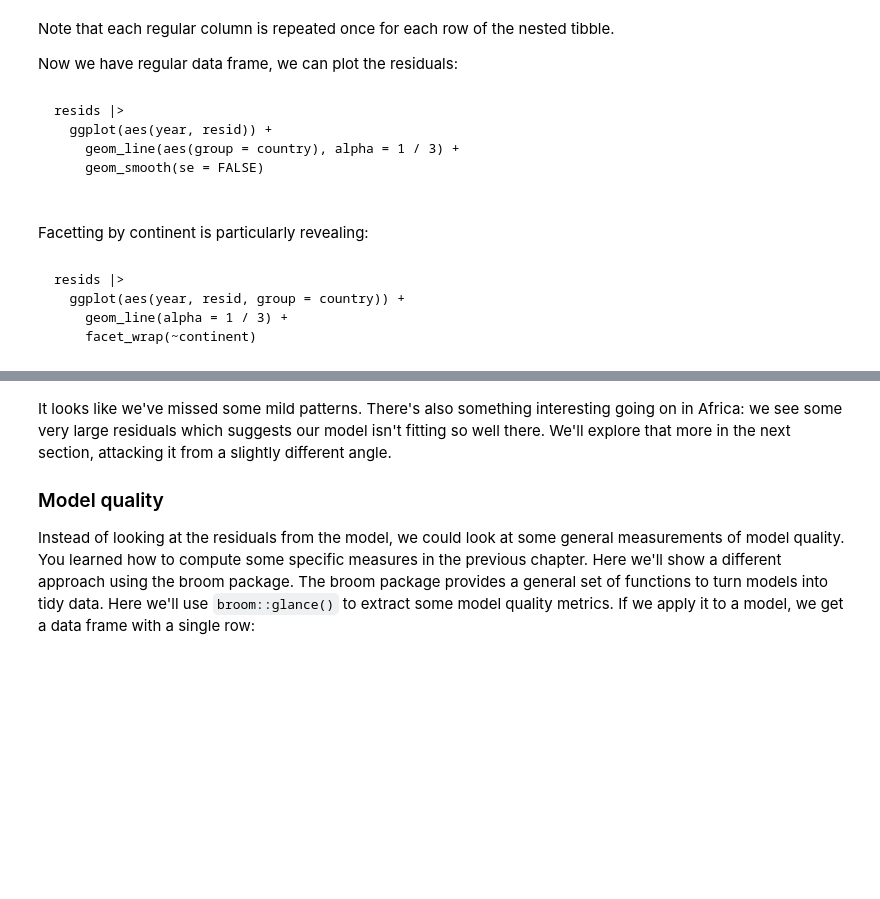
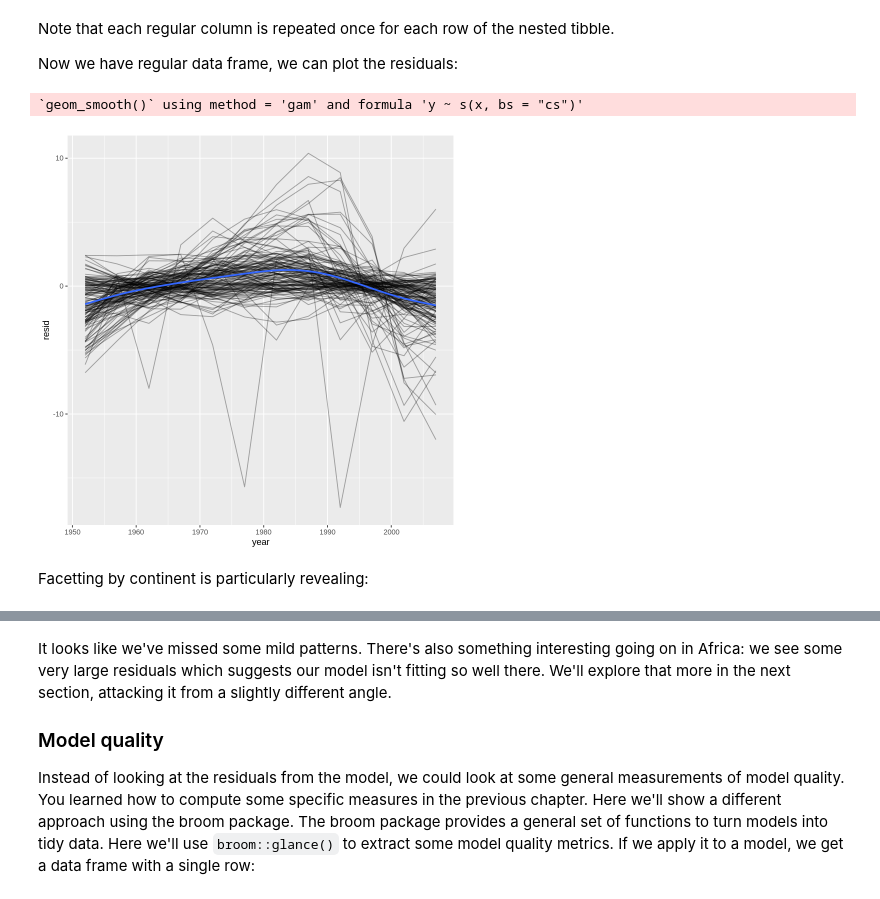
Before and after one commit to fralfaro/r4ds-book, a Jupyter notebook: docs/25_many_models.ipynb, the cells around one changed output, grey strips where cells are left out. Drawn from its saved outputs; the diff is of its cells as text; code cells hidden in the pictures; blank space fills up the shorter version.

Commit message:
Created using Colaboratory - 25 terminado

````diff
--- a/docs/25_many_models.ipynb
+++ b/docs/25_many_models.ipynb
@@ -166,3 +218,7 @@ country_model <- function(df) {
+# %%
+country_model <- function(df) {
+  lm(lifeExp ~ year, data = df)
+}
 # %% [markdown]
 
 And we want to apply it to every data frame.
@@ -190,0 +237,4 @@ by_country
+# %%
+by_country <- by_country |>
+  mutate(model = map(data, country_model))
+by_country
@@ -221,0 +319,6 @@ by_country
+# %%
+by_country <- by_country |>
+  mutate(
+    resids = map2(data, model, add_residuals)
+  )
+by_country
@@ -232,0 +350,3 @@ resids
+# %%
+resids <- unnest(by_country, resids)
+resids
@@ -235,23 +375,14 @@ resids
 Note that each regular column is repeated once for each row of the nested tibble.
 
 Now we have regular data frame, we can plot the residuals:
-# %% [markdown]
-
-```{r}
-resids |>
-  ggplot(aes(year, resid)) +
-    geom_line(aes(group = country), alpha = 1 / 3) +
-    geom_smooth(se = FALSE)
-
-```
+# %%
+resids |>
+  ggplot(aes(year, resid)) +
+    geom_line(aes(group = country), alpha = 1 / 3) +
+    geom_smooth(se = FALSE)
+# %% [output]
+`geom_smooth()` using method = 'gam' and formula 'y ~ s(x, bs = "cs")'
+[figure, added]
 # %% [markdown]
 
 Facetting by continent is particularly revealing:
-# %% [markdown]
-
-```{r}
-resids |>
-  ggplot(aes(year, resid, group = country)) +
-    geom_line(alpha = 1 / 3) +
-    facet_wrap(~continent)
-```
````
Also changed, not shown: parts of 75 cells of this notebook.
